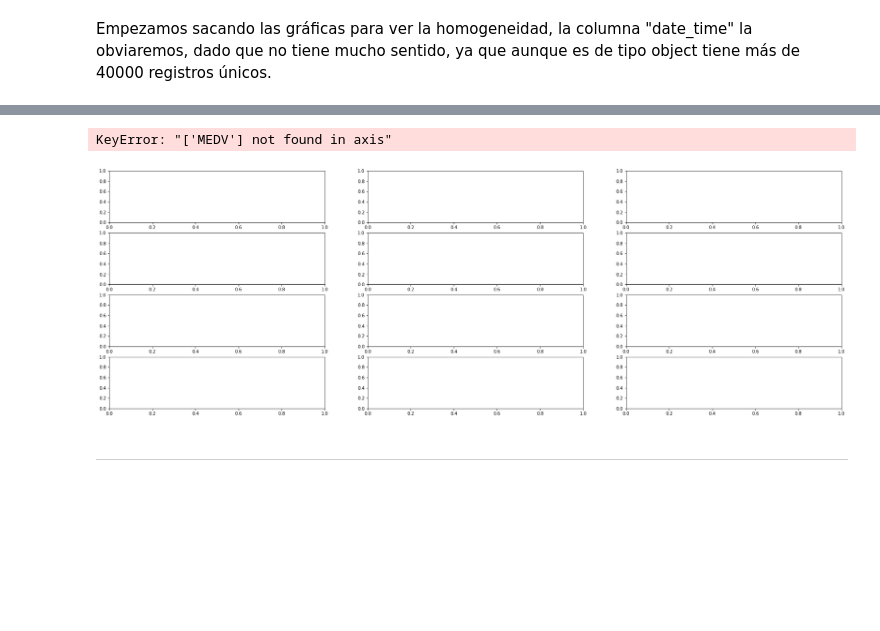
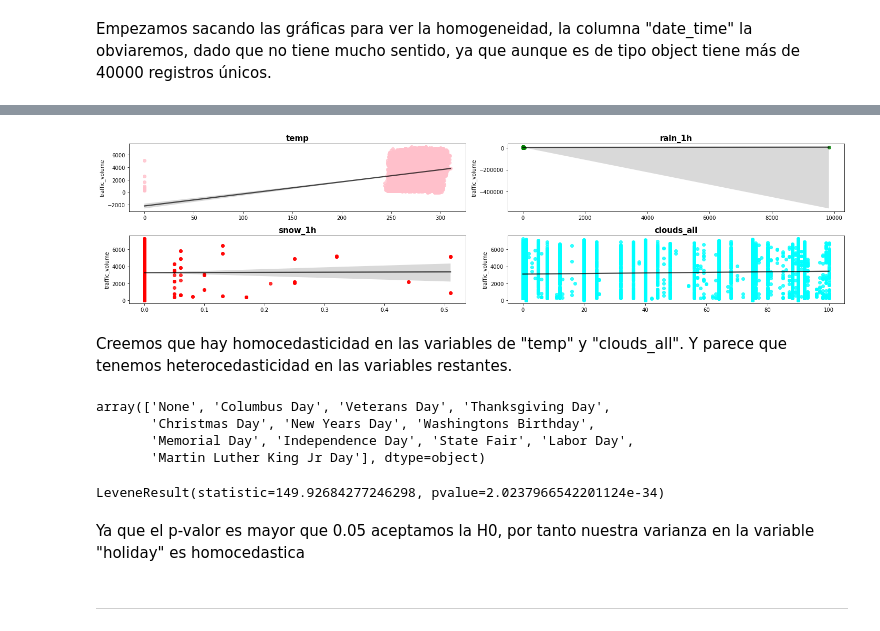
Before and after one commit to Adalab/DA-promo-c-modulo-3-sprint-1-Mina-Mai, a Jupyter notebook: Regresion_lineal/pp_regresion_lineal_III.ipynb, the cells around one changed output, grey strips where cells are left out. Saved outputs shown, nothing was run; the diff lists cells and outputs as text; code cells hidden in the pictures; blank space fills up the shorter version.

```diff
--- a/Regresion_lineal/pp_regresion_lineal_III.ipynb
+++ b/Regresion_lineal/pp_regresion_lineal_III.ipynb
@@ -9,4 +9,4 @@ from scipy import stats
 import researchpy as rp
 from scipy.stats import levene
 # %%
-df = pd.read_csv("../archivos/Metro_Interstate_Traffic_Volume.csv.gz", index_col=0).reset_index()
+df = pd.read_csv("../archivos/metro_1.csv", index_col=0)
@@ -99,41 +82,34 @@ Text(0, 0.5, 'Descripción del tiempo')
 # %%
+fig, axes = plt.subplots(nrows = 2, ncols = 2, figsize = (20, 5))
 
-# iniciamos los subplots
-fig, axes = plt.subplots(nrows = 4, ncols = 3, figsize = (30, 10))
+lista_colores = ["pink", "green", "red", "cyan", "magenta", "orange"]
 
-# definimos una lista de colores. Cada color corresponderá a una gráfica
-lista_colores = ["blue", "green", "red", "cyan", "magenta", "orange"]
-
-# hemos creado una gráfica con varios subplots. Si queremos automatizar el proceso de relleno de cada uno de los plots
-## podemos usar el método .flat. Lo que hace es aplanar los ejes para que queden en una única dimensión
-## y luego los vamos rellenando.
 axes = axes.flat
 
-# seleccionamos las columnas que queremos graficar
-columnas_numeric = df.select_dtypes(include = np.number).drop('MEDV', axis=1)
+
+columnas_numeric = df.select_dtypes(include = np.number).drop('traffic_volume', axis=1)
 columnas_numeric = columnas_numeric.columns
 
-# iniciamos un for loop para no tener que escribir la misma línea de código muchas veces
+
 for i, colum in enumerate(columnas_numeric):
-    sns.regplot(
-        data = df,
-        x = colum,
-        y = 'MEDV',
-        #color = lista_colores[i],
-        line_kws = {"color": "black", "alpha": 0.7 },
-        ax = axes[i])
+    sns.regplot(data = df, x = colum, y = 'traffic_volume', color = lista_colores[i], line_kws = {"color": "black", "alpha": 0.7 }, ax = axes[i])
 
-    # establecemos el título de cada gráfica
+
     axes[i].set_title(colum, fontsize = 15, fontweight = "bold")
 
-    # establacemos el tamaño de la letras de los ejes
-    axes[i].tick_params(labelsize = 20)
+    axes[i].tick_params(labelsize = 10)
 
-    # establecemos que no queremos que aparezca nada en el eje x
     axes[i].set_xlabel("")
 
-# ajustamos el tamaño de cada subplot para que no se vean superpuestos.
 fig.tight_layout();
 # %% [output]
-KeyError: "['MEDV'] not found in axis"
-[figure, old version]
+[figure, new version]
+# %% [markdown]
+Creemos que hay homocedasticidad en las variables de "temp" y "clouds_all". Y parece que tenemos heterocedasticidad en las variables restantes.
+# %%
+df["holiday"].unique()
+# %% [output]
+array(['None', 'Columbus Day', 'Veterans Day', 'Thanksgiving Day',
+       'Christmas Day', 'New Years Day', 'Washingtons Birthday',
+       'Memorial Day', 'Independence Day', 'State Fair', 'Labor Day',
+       'Martin Luther King Jr Day'], dtype=object)
@@ -140,3 +119,12 @@ KeyError: "['MEDV'] not found in axis"
+# %%
+# Usaremos test levene para la parte analítica de la varianza, ya que nuestros datos no se distribuyen de manera normal.
+
+levene_test = stats.levene(festivo, no_festivo)
+levene_test
+# %% [output]
+LeveneResult(statistic=149.92684277246298, pvalue=2.0237966542201124e-34)
+# %% [markdown]
+Ya que el p-valor es mayor que 0.05 aceptamos la H0, por tanto nuestra varianza en la variable "holiday" es homocedastica
 # %% [markdown]
 ___
 # %% [markdown]
```
Also changed, not shown: parts of 21 cells of this notebook, 6 other files.
